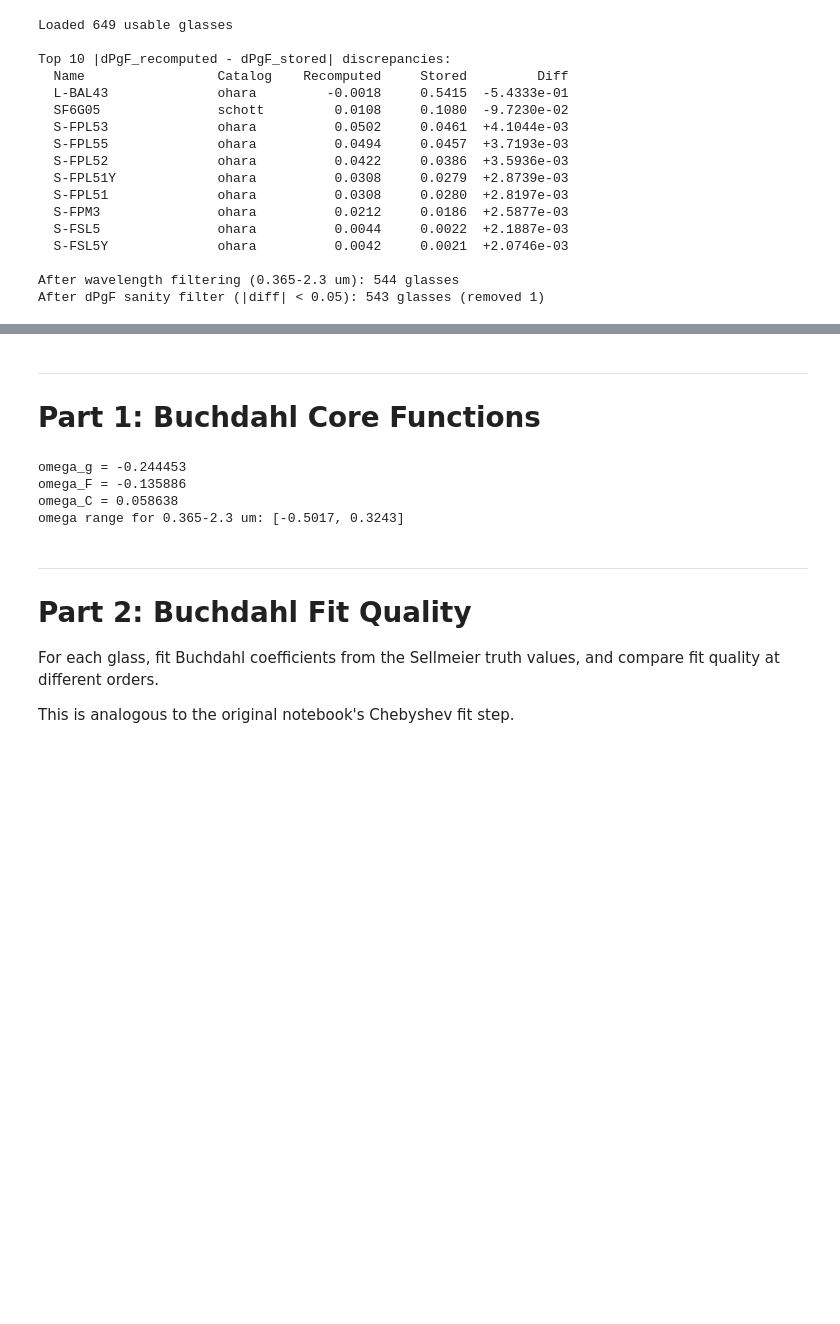
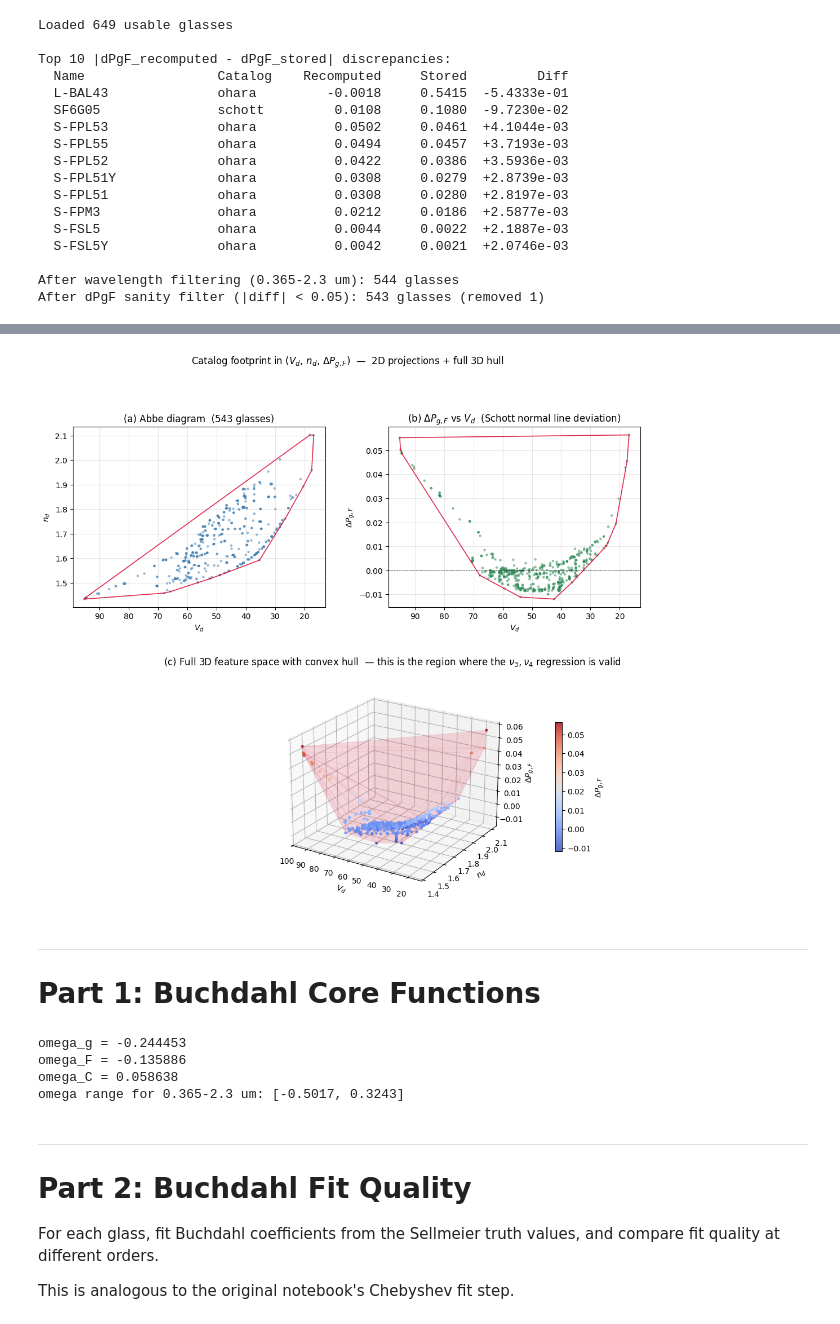
Before and after one commit to Leyangf/dispersion-lab, a Jupyter notebook: model_glass_buchdahl.ipynb, the cells around one changed output, grey strips where cells are left out. Cells and saved outputs as stored; diff of their text form; code cells hidden in the pictures; blank space fills up the shorter version.

```diff
--- a/model_glass_buchdahl.ipynb
+++ b/model_glass_buchdahl.ipynb
@@ -40,9 +40,21 @@ import yaml
 import numpy as np
 import copy
 # %%
-DB_ROOT = Path(
-    r"C:\Users\meetf\anaconda3\Lib\site-packages\optiland\database"
-)
+import os
+import importlib.util
+
+if "OPTILAND_DB_ROOT" in os.environ:
+    DB_ROOT = Path(os.environ["OPTILAND_DB_ROOT"])
+else:
+    _spec = importlib.util.find_spec("optiland")
+    if _spec is None or _spec.origin is None:
+        raise RuntimeError(
+            "optiland not installed. Run `pip install optiland`, or set the "
+            "OPTILAND_DB_ROOT environment variable to the absolute path of the "
+            "optiland/database directory."
+        )
+    DB_ROOT = Path(_spec.origin).parent / "database"
+
 GLASS_ROOT = DB_ROOT / "data-nk" / "glass"
 
 # ── Spectral line wavelengths (um) ──
@@ -179,3 +195,76 @@ After dPgF sanity filter (|diff| < 0.05): 543 glasses (removed 1)
+# %%
+import matplotlib.pyplot as plt
+from mpl_toolkits.mplot3d.art3d import Poly3DCollection
+from scipy.spatial import ConvexHull
+
+_nd   = np.array([g["nd"]   for g in glasses_filtered])
+_vd   = np.array([g["vd"]   for g in glasses_filtered])
+_dPgF = np.array([g["dPgF"] for g in glasses_filtered])
+
+fig = plt.figure(figsize=(13, 11))
+gs  = fig.add_gridspec(2, 2, height_ratios=[1, 1.3], hspace=0.3, wspace=0.25)
+
+# ─────────────────────────── (a) Abbe diagram ──────────────────────────
+ax = fig.add_subplot(gs[0, 0])
+ax.scatter(_vd, _nd, s=10, alpha=0.55, color="steelblue", edgecolors="none")
+pts = np.column_stack([_vd, _nd])
+hull = ConvexHull(pts)
+for simp in hull.simplices:
+    ax.plot(pts[simp, 0], pts[simp, 1], color="crimson", lw=1.2, alpha=0.9)
+ax.invert_xaxis()
+ax.set_xlabel(r"$V_d$")
+ax.set_ylabel(r"$n_d$")
+ax.set_title(f"(a) Abbe diagram  ({len(glasses_filtered)} glasses)")
+ax.grid(alpha=0.3)
+
+# ─────────────────────────── (b) V_d vs ΔP_gF ──────────────────────────
+ax = fig.add_subplot(gs[0, 1])
+ax.scatter(_vd, _dPgF, s=10, alpha=0.55, color="seagreen", edgecolors="none")
+pts2 = np.column_stack([_vd, _dPgF])
+hull2 = ConvexHull(pts2)
+for simp in hull2.simplices:
+    ax.plot(pts2[simp, 0], pts2[simp, 1], color="crimson", lw=1.2, alpha=0.9)
+ax.axhline(0, color="k", lw=0.6, ls="--")
+ax.invert_xaxis()
+ax.set_xlabel(r"$V_d$")
+ax.set_ylabel(r"$\Delta P_{g,F}$")
+ax.set_title(r"(b) $\Delta P_{g,F}$ vs $V_d$  (Schott normal line deviation)")
+ax.grid(alpha=0.3)
+
+# ────────────── (c) 3D scatter + 3D convex hull (what regression sees) ──
+ax3 = fig.add_subplot(gs[1, :], projection="3d")
+pts3 = np.column_stack([_vd, _nd, _dPgF])
+hull3 = ConvexHull(pts3)
+
+# Hull as translucent triangle mesh
+faces = [pts3[simp] for simp in hull3.simplices]
+mesh = Poly3DCollection(faces, alpha=0.08, facecolor="crimson",
+                        edgecolor="crimson", linewidths=0.4)
+ax3.add_collection3d(mesh)
+
+# Points, colored by dPgF for extra visual cue
+sc = ax3.scatter(_vd, _nd, _dPgF, c=_dPgF, cmap="coolwarm", s=14,  # type: ignore[arg-type]
+                 alpha=0.85, edgecolors="none")
+cb = fig.colorbar(sc, ax=ax3, shrink=0.55, pad=0.08)
+cb.set_label(r"$\Delta P_{g,F}$")
+
+ax3.set_xlabel(r"$V_d$")
+ax3.set_ylabel(r"$n_d$")
+ax3.set_zlabel(r"$\Delta P_{g,F}$")
+ax3.invert_xaxis()
+ax3.set_title(
+    "(c) Full 3D feature space with convex hull  "
+    "— this is the region where the $\\nu_3,\\nu_4$ regression is valid"
+)
+ax3.view_init(elev=22, azim=-58)
+
+plt.suptitle(
+    r"Catalog footprint in $(V_d,\,n_d,\,\Delta P_{g,F})$  —  2D projections + full 3D hull",
+    y=0.995, fontsize=12,
+)
+plt.show()
+# %% [output]
+[figure, added]
 # %%
 # Same 17 wavelengths as original notebook
 wavelengths = np.array([
```
Also changed, not shown: parts of 27 cells of this notebook, 7 other files.
